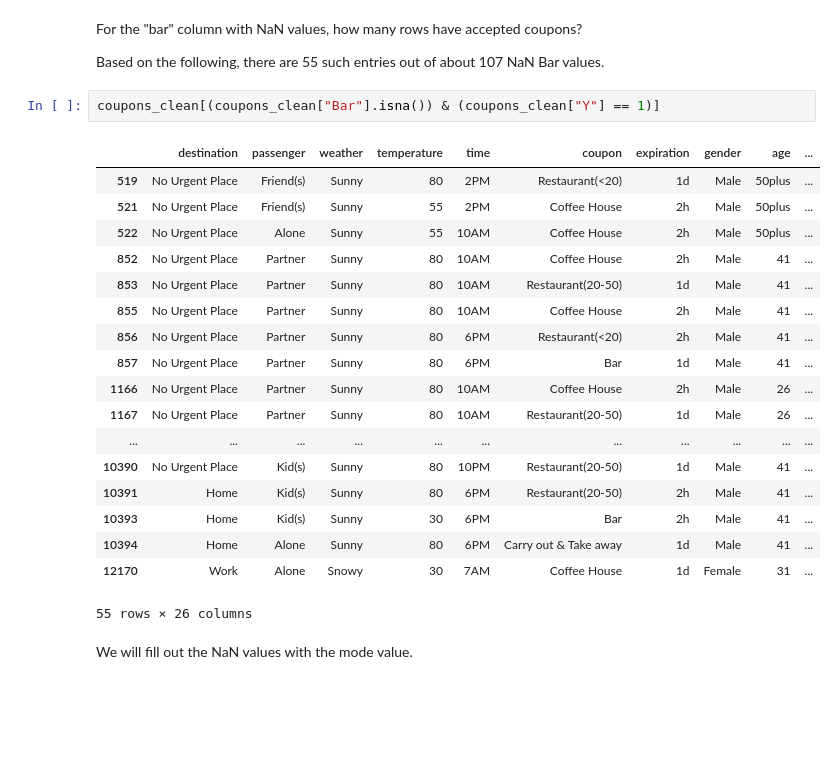
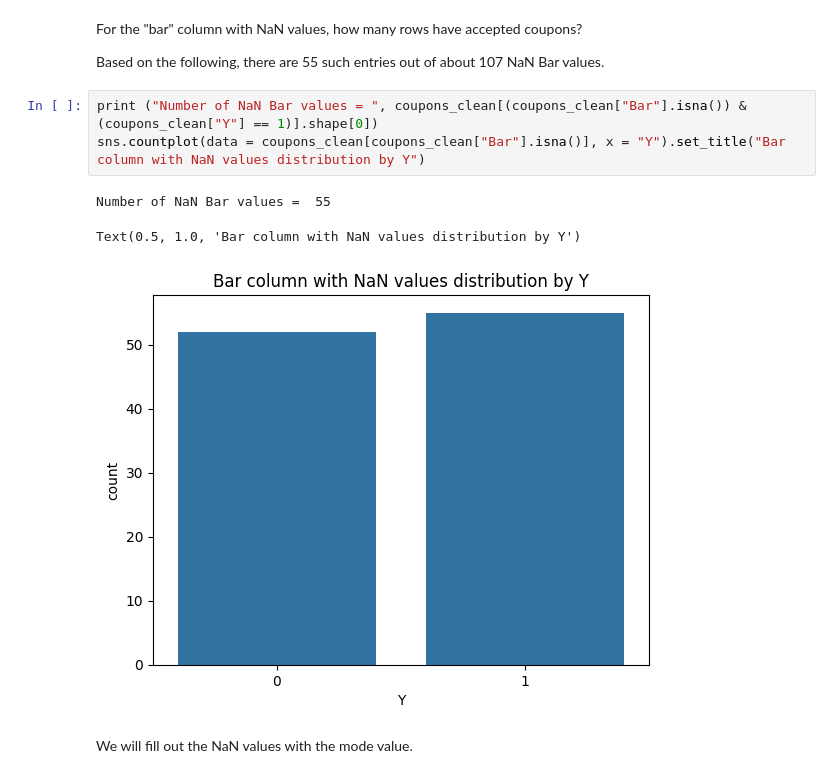
Before and after one commit to sheetal-vartak/Will-the-Customer-Accept-the-Coupon, a Jupyter notebook: prompt.ipynb, the cells around one changed output. Saved outputs shown, nothing was run; the diff lists cells and outputs as text; blank space fills up the shorter version.

```diff
--- a/prompt.ipynb
+++ b/prompt.ipynb
@@ -179,27 +141,13 @@ coupons_clean[(coupons_clean["car"] == "do not drive") | (coupons_clean["car"] =
 For the "bar" column with NaN values, how many rows have accepted coupons?
 
 Based on the following, there are 55 such entries out of about 107 NaN Bar values.
-# %%
-coupons_clean[(coupons_clean["Bar"].isna()) & (coupons_clean["Y"] == 1)]
-# %% [output]
-|  | destination | passenger | weather | temperature | time | coupon | expiration | gender | age | ... |
-| 519 | No Urgent Place | Friend(s) | Sunny | 80 | 2PM | Restaurant(<20) | 1d | Male | 50plus | ... |
-| 521 | No Urgent Place | Friend(s) | Sunny | 55 | 2PM | Coffee House | 2h | Male | 50plus | ... |
-| 522 | No Urgent Place | Alone | Sunny | 55 | 10AM | Coffee House | 2h | Male | 50plus | ... |
-| 852 | No Urgent Place | Partner | Sunny | 80 | 10AM | Coffee House | 2h | Male | 41 | ... |
-| 853 | No Urgent Place | Partner | Sunny | 80 | 10AM | Restaurant(20-50) | 1d | Male | 41 | ... |
-| 855 | No Urgent Place | Partner | Sunny | 80 | 10AM | Coffee House | 2h | Male | 41 | ... |
-| 856 | No Urgent Place | Partner | Sunny | 80 | 6PM | Restaurant(<20) | 2h | Male | 41 | ... |
-| 857 | No Urgent Place | Partner | Sunny | 80 | 6PM | Bar | 1d | Male | 41 | ... |
-| 1166 | No Urgent Place | Partner | Sunny | 80 | 10AM | Coffee House | 2h | Male | 26 | ... |
-| 1167 | No Urgent Place | Partner | Sunny | 80 | 10AM | Restaurant(20-50) | 1d | Male | 26 | ... |
-| ... | ... | ... | ... | ... | ... | ... | ... | ... | ... | ... |
-| 10390 | No Urgent Place | Kid(s) | Sunny | 80 | 10PM | Restaurant(20-50) | 1d | Male | 41 | ... |
-| 10391 | Home | Kid(s) | Sunny | 80 | 6PM | Restaurant(20-50) | 2h | Male | 41 | ... |
-| 10393 | Home | Kid(s) | Sunny | 30 | 6PM | Bar | 2h | Male | 41 | ... |
-| 10394 | Home | Alone | Sunny | 80 | 6PM | Carry out & Take away | 1d | Male | 41 | ... |
-| 12170 | Work | Alone | Snowy | 30 | 7AM | Coffee House | 1d | Female | 31 | ... |
-55 rows × 26 columns
+# %%
+print ("Number of NaN Bar values = ", coupons_clean[(coupons_clean["Bar"].isna()) & (coupons_clean["Y"] == 1)].shape[0])
+sns.countplot(data = coupons_clean[coupons_clean["Bar"].isna()], x = "Y").set_title("Bar column with NaN values distribution by Y")
+# %% [output]
+Number of NaN Bar values =  55
+Text(0.5, 1.0, 'Bar column with NaN values distribution by Y')
+[figure, added]
 # %% [markdown]
 We will fill out the NaN values with the mode value.
 # %%
```
Also changed, not shown: parts of 25 cells of this notebook.
